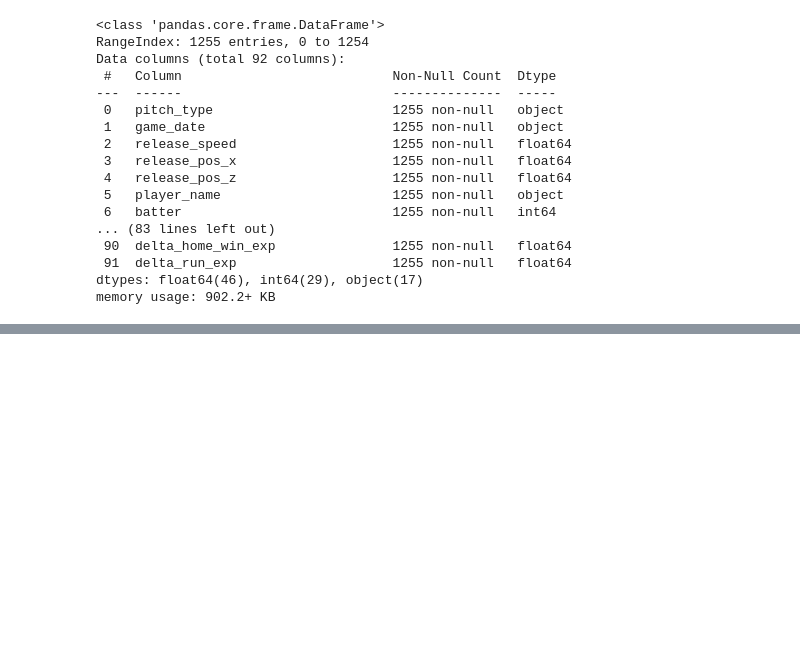
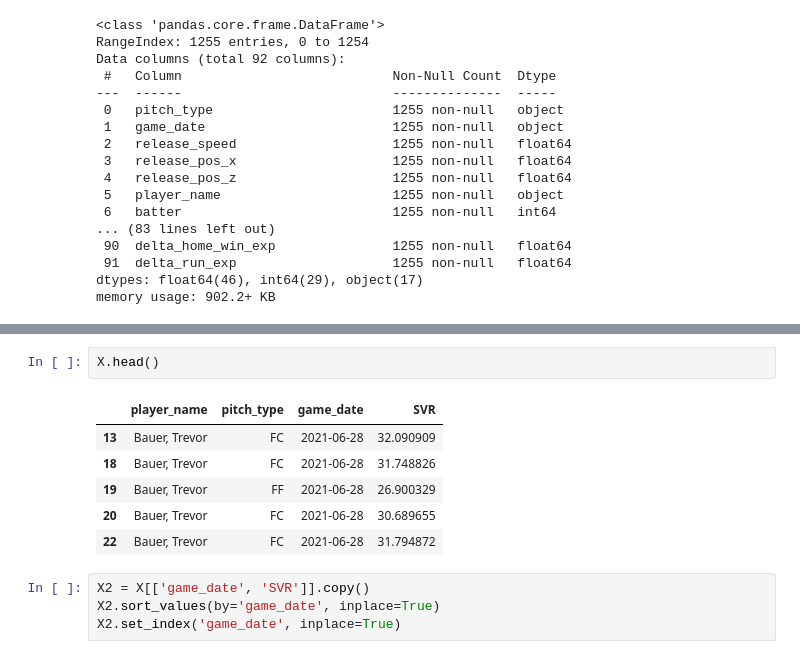
Before and after one commit to dsmcgraw/mlb_spin_rate, a Jupyter notebook: mlb_spin_rate_EDA.ipynb, the cells around one changed output, grey strips where cells are left out. Saved outputs shown, nothing was run; the diff lists cells and outputs as text; blank space fills up the shorter version.

```diff
--- a/mlb_spin_rate_EDA.ipynb
+++ b/mlb_spin_rate_EDA.ipynb
@@ -75,0 +65,13 @@ X.shape
+# %%
+X.head()
+# %% [output]
+|  | player_name | pitch_type | game_date | SVR |
+| 13 | Bauer, Trevor | FC | 2021-06-28 | 32.090909 |
+| 18 | Bauer, Trevor | FC | 2021-06-28 | 31.748826 |
+| 19 | Bauer, Trevor | FF | 2021-06-28 | 26.900329 |
+| 20 | Bauer, Trevor | FC | 2021-06-28 | 30.689655 |
+| 22 | Bauer, Trevor | FC | 2021-06-28 | 31.794872 |
+# %%
+X2 = X[['game_date', 'SVR']].copy()
+X2.sort_values(by='game_date', inplace=True)
+X2.set_index('game_date', inplace=True)
```
Also changed, not shown: parts of 11 cells of this notebook.
